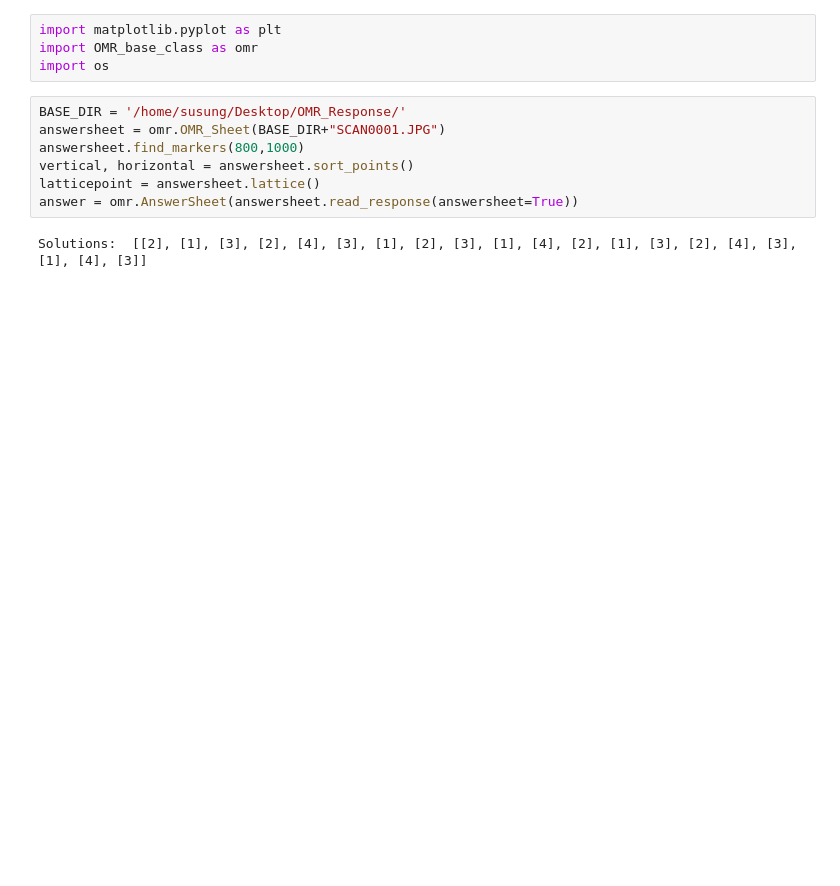
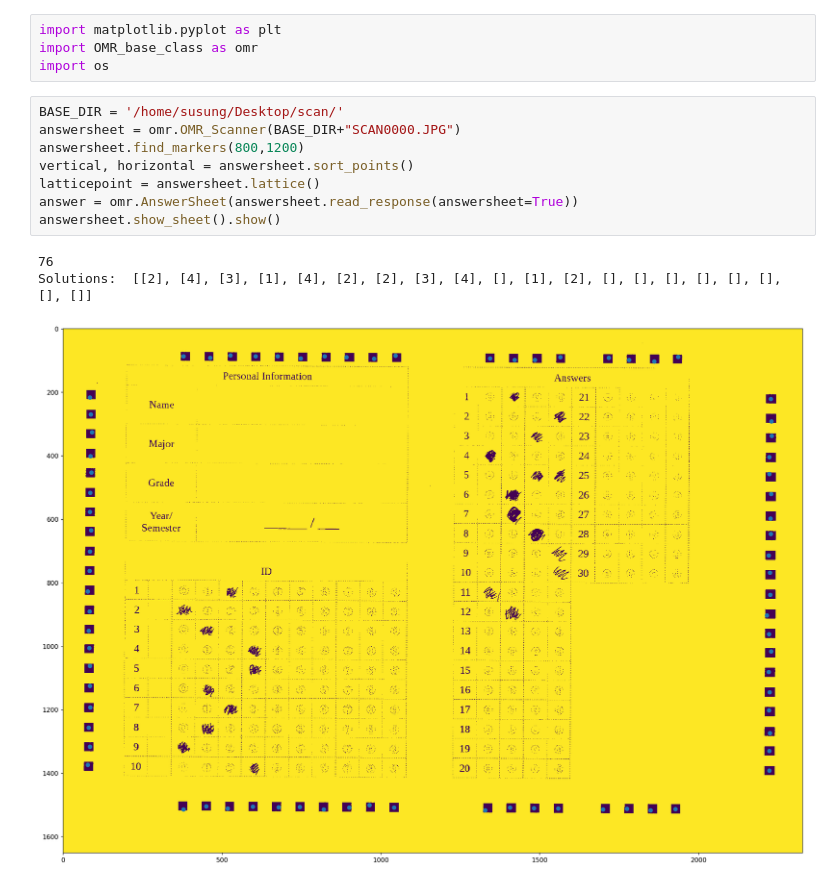
Before and after one commit to Platinum78/omr, a Jupyter notebook: OMR.ipynb, the cells around one changed output. Cells and saved outputs as stored; diff of their text form; blank space fills up the shorter version.

```diff
--- a/OMR.ipynb
+++ b/OMR.ipynb
@@ -3,11 +3,14 @@ import matplotlib.pyplot as plt
 import OMR_base_class as omr
 import os
 # %%
-BASE_DIR = '/home/susung/Desktop/OMR_Response/'
-answersheet = omr.OMR_Sheet(BASE_DIR+"SCAN0001.JPG")
-answersheet.find_markers(800,1000)
+BASE_DIR = '/home/susung/Desktop/scan/'
+answersheet = omr.OMR_Scanner(BASE_DIR+"SCAN0000.JPG")
+answersheet.find_markers(800,1200)
 vertical, horizontal = answersheet.sort_points()
 latticepoint = answersheet.lattice()
 answer = omr.AnswerSheet(answersheet.read_response(answersheet=True))
+answersheet.show_sheet().show()
 # %% [output]
-Solutions:  [[2], [1], [3], [2], [4], [3], [1], [2], [3], [1], [4], [2], [1], [3], [2], [4], [3], [1], [4], [3]]
+76
+Solutions:  [[2], [4], [3], [1], [4], [2], [2], [3], [4], [], [1], [2], [], [], [], [], [], [], [], []]
+[figure, added]
```
Also changed, not shown: parts of 3 cells of this notebook, 1 other file.
